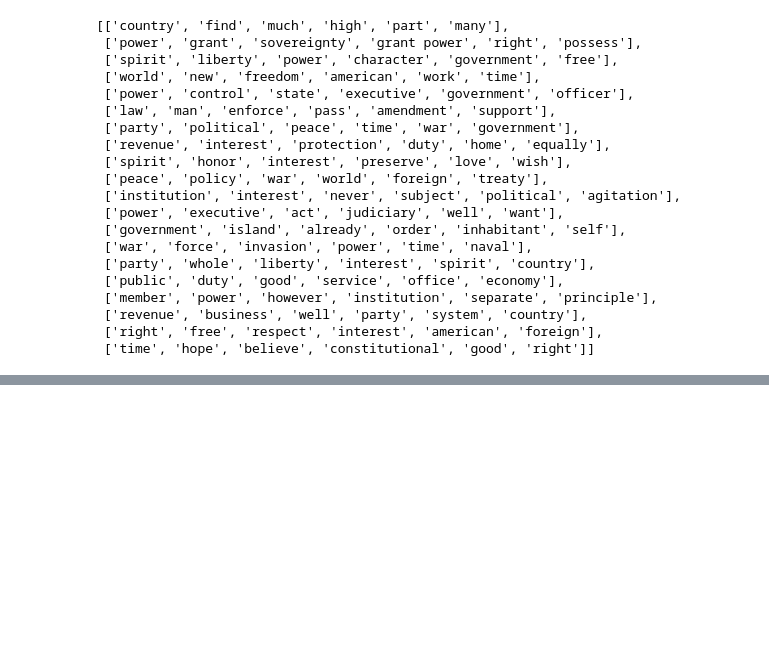
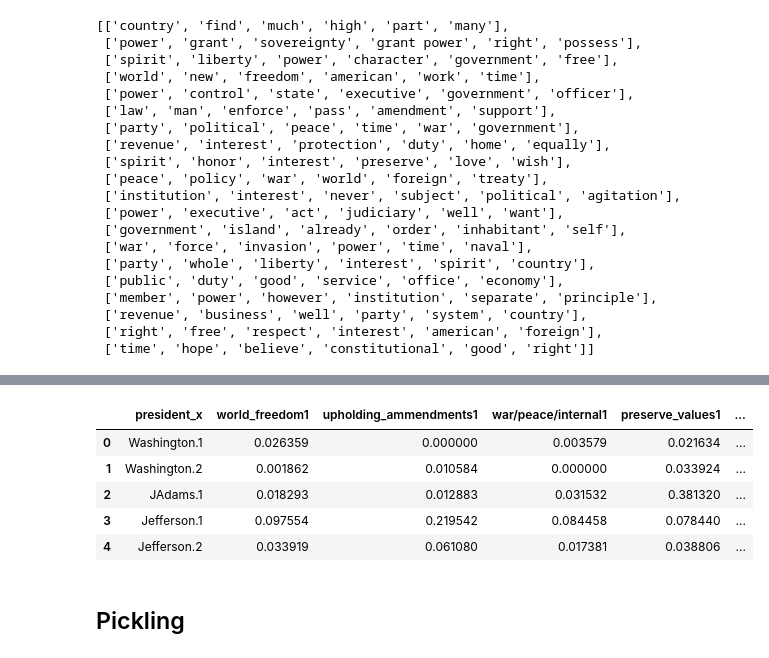
Before and after one commit to andrewdouglassmith1/NLP_Inaugural_Addresses, a Jupyter notebook: Code/04_NLP_Analysis_Sentence&Par_Tokenized.ipynb, the cells around one changed output, grey strips where cells are left out. Drawn from its saved outputs; the diff is of its cells as text; code cells hidden in the pictures; blank space fills up the shorter version.

```diff
--- a/Code/04_NLP_Analysis_Sentence&Par_Tokenized.ipynb
+++ b/Code/04_NLP_Analysis_Sentence&Par_Tokenized.ipynb
@@ -507,0 +462,9 @@ topic_word_par2 = pickle.load(open(path,'rb'))
+# %%
+df_topic_vectors.head()
+# %% [output]
+|  | president_x | world_freedom1 | upholding_ammendments1 | war/peace/internal1 | preserve_values1 | ... |
+| 0 | Washington.1 | 0.026359 | 0.000000 | 0.003579 | 0.021634 | ... |
+| 1 | Washington.2 | 0.001862 | 0.010584 | 0.000000 | 0.033924 | ... |
+| 2 | JAdams.1 | 0.018293 | 0.012883 | 0.031532 | 0.381320 | ... |
+| 3 | Jefferson.1 | 0.097554 | 0.219542 | 0.084458 | 0.078440 | ... |
+| 4 | Jefferson.2 | 0.033919 | 0.061080 | 0.017381 | 0.038806 | ... |
@@ -507,0 +480,2 @@ topic_word_par2 = pickle.load(open(path,'rb'))
+# %% [markdown]
+## Pickling
```
Also changed, not shown: parts of 64 cells of this notebook, 18 other files.
